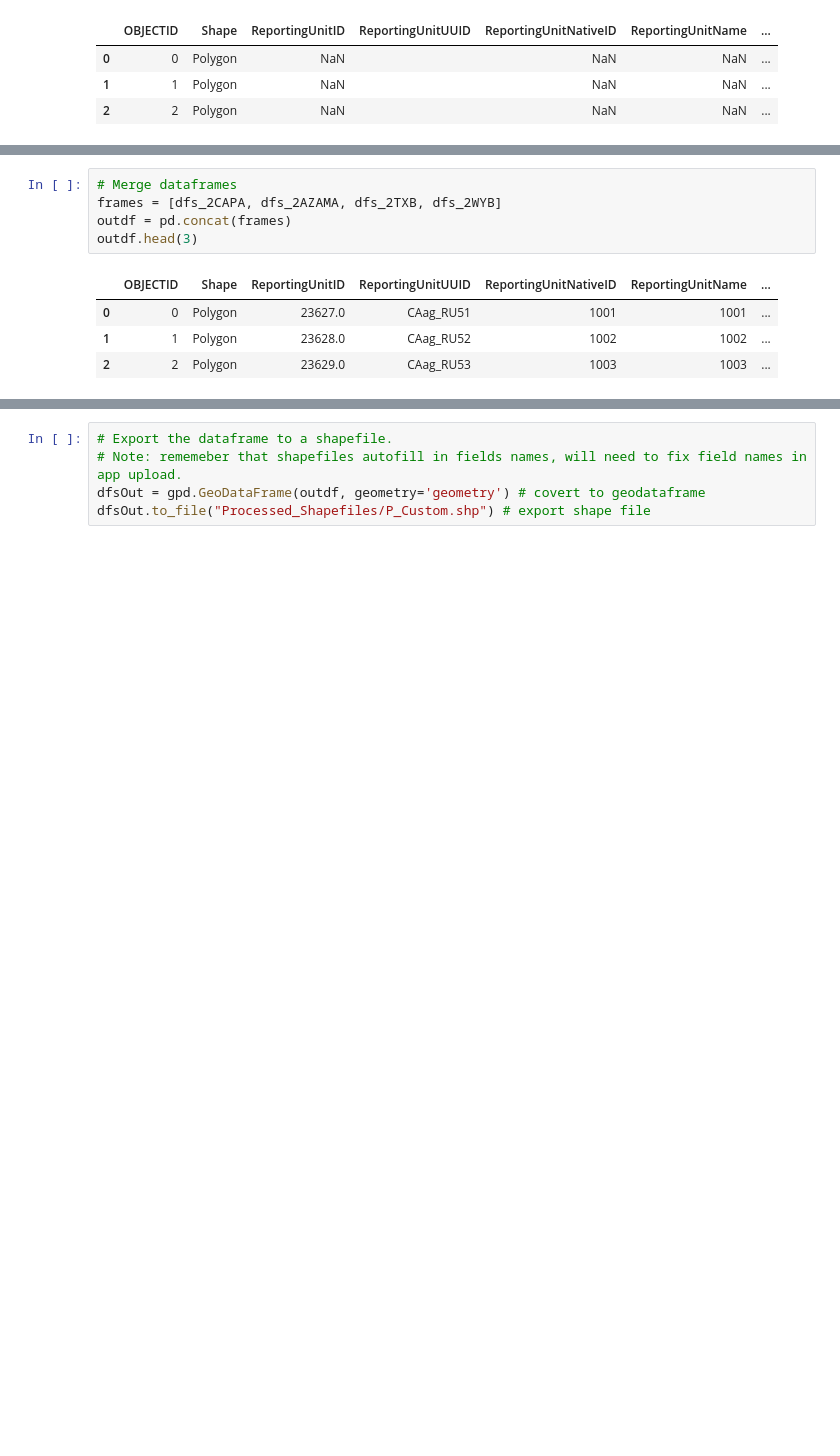
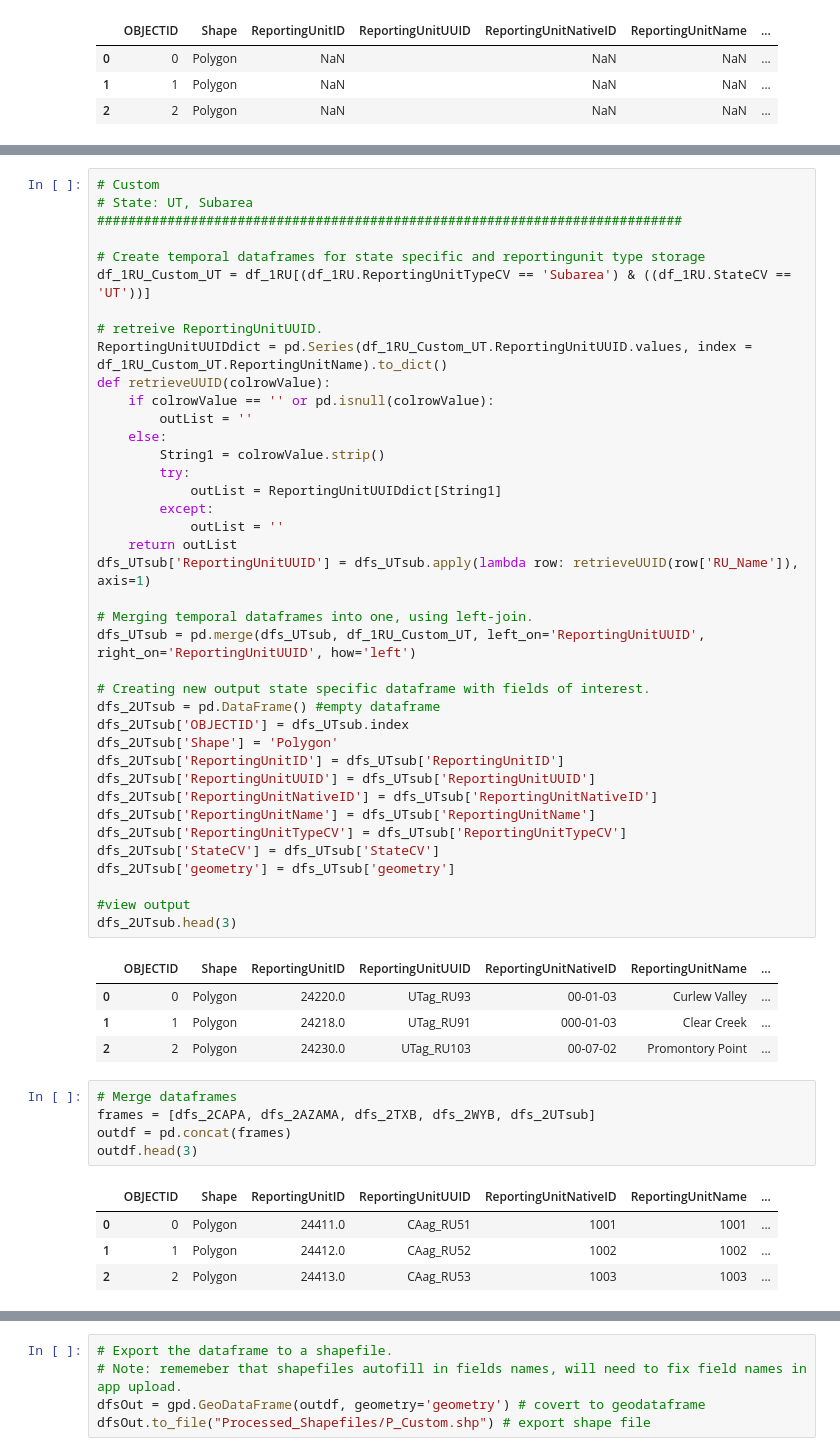
Before and after one commit to WSWCWaterDataExchange/WaDE2.0Apps, a Jupyter notebook: CreateAppShapefiles/App2ShapeFiles_Custom_A.ipynb, the cells around one changed output, grey strips where cells are left out. Cells and saved outputs as stored; diff of their text form; blank space fills up the shorter version.

Commit message:
ShapeFile update
Shapefile update 1122020.

```diff
--- a/CreateAppShapefiles/App2ShapeFiles_Custom_A.ipynb
+++ b/CreateAppShapefiles/App2ShapeFiles_Custom_A.ipynb
@@ -271,13 +294,57 @@ dfs_2WYB.head(3)
+# %%
+# Custom
+# State: UT, Subarea
+###########################################################################
+
+# Create temporal dataframes for state specific and reportingunit type storage
+df_1RU_Custom_UT = df_1RU[(df_1RU.ReportingUnitTypeCV == 'Subarea') & ((df_1RU.StateCV == 'UT'))]
+
+# retreive ReportingUnitUUID.
+ReportingUnitUUIDdict = pd.Series(df_1RU_Custom_UT.ReportingUnitUUID.values, index = df_1RU_Custom_UT.ReportingUnitName).to_dict()
+def retrieveUUID(colrowValue):
+    if colrowValue == '' or pd.isnull(colrowValue):
+        outList = ''
+    else:
+        String1 = colrowValue.strip()
+        try:
+            outList = ReportingUnitUUIDdict[String1]
+        except:
+            outList = ''
+    return outList
+dfs_UTsub['ReportingUnitUUID'] = dfs_UTsub.apply(lambda row: retrieveUUID(row['RU_Name']), axis=1)
+
+# Merging temporal dataframes into one, using left-join.
+dfs_UTsub = pd.merge(dfs_UTsub, df_1RU_Custom_UT, left_on='ReportingUnitUUID', right_on='ReportingUnitUUID', how='left')
+
+# Creating new output state specific dataframe with fields of interest.
+dfs_2UTsub = pd.DataFrame() #empty dataframe
+dfs_2UTsub['OBJECTID'] = dfs_UTsub.index
+dfs_2UTsub['Shape'] = 'Polygon'
+dfs_2UTsub['ReportingUnitID'] = dfs_UTsub['ReportingUnitID']
+dfs_2UTsub['ReportingUnitUUID'] = dfs_UTsub['ReportingUnitUUID']
+dfs_2UTsub['ReportingUnitNativeID'] = dfs_UTsub['ReportingUnitNativeID']
+dfs_2UTsub['ReportingUnitName'] = dfs_UTsub['ReportingUnitName']
+dfs_2UTsub['ReportingUnitTypeCV'] = dfs_UTsub['ReportingUnitTypeCV']
+dfs_2UTsub['StateCV'] = dfs_UTsub['StateCV']
+dfs_2UTsub['geometry'] = dfs_UTsub['geometry']
+
+#view output
+dfs_2UTsub.head(3)
+# %% [output]
+|  | OBJECTID | Shape | ReportingUnitID | ReportingUnitUUID | ReportingUnitNativeID | ReportingUnitName | ... |
+| 0 | 0 | Polygon | 24220.0 | UTag_RU93 | 00-01-03 | Curlew Valley | ... |
+| 1 | 1 | Polygon | 24218.0 | UTag_RU91 | 000-01-03 | Clear Creek | ... |
+| 2 | 2 | Polygon | 24230.0 | UTag_RU103 | 00-07-02 | Promontory Point | ... |
 # %%
 # Merge dataframes
-frames = [dfs_2CAPA, dfs_2AZAMA, dfs_2TXB, dfs_2WYB]
+frames = [dfs_2CAPA, dfs_2AZAMA, dfs_2TXB, dfs_2WYB, dfs_2UTsub]
 outdf = pd.concat(frames)
 outdf.head(3)
 # %% [output]
 |  | OBJECTID | Shape | ReportingUnitID | ReportingUnitUUID | ReportingUnitNativeID | ReportingUnitName | ... |
-| 0 | 0 | Polygon | 23627.0 | CAag_RU51 | 1001 | 1001 | ... |
-| 1 | 1 | Polygon | 23628.0 | CAag_RU52 | 1002 | 1002 | ... |
-| 2 | 2 | Polygon | 23629.0 | CAag_RU53 | 1003 | 1003 | ... |
+| 0 | 0 | Polygon | 24411.0 | CAag_RU51 | 1001 | 1001 | ... |
+| 1 | 1 | Polygon | 24412.0 | CAag_RU52 | 1002 | 1002 | ... |
+| 2 | 2 | Polygon | 24413.0 | CAag_RU53 | 1003 | 1003 | ... |
 # %%
 # drop NA rows
 outdf = outdf.dropna(subset=['ReportingUnitID'])
```
Also changed, not shown: parts of 5 cells of this notebook, 40 other files.
